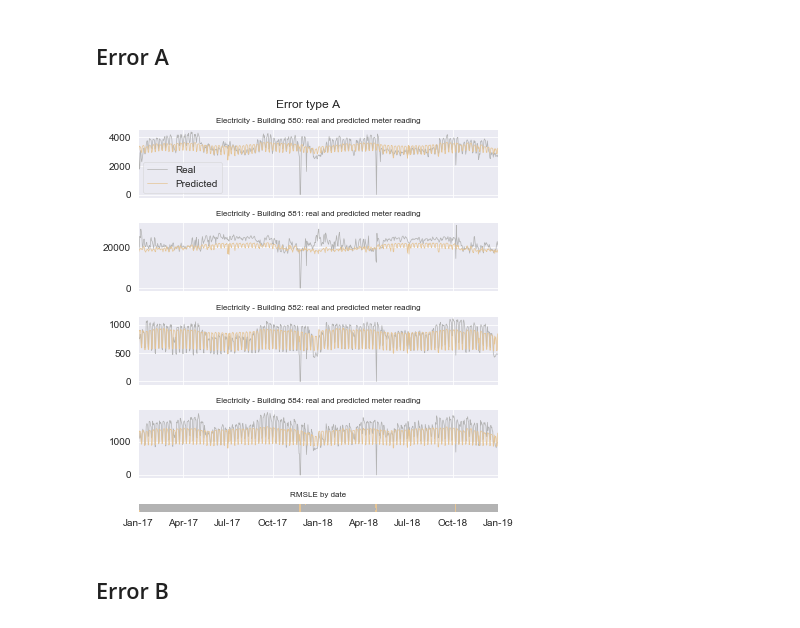
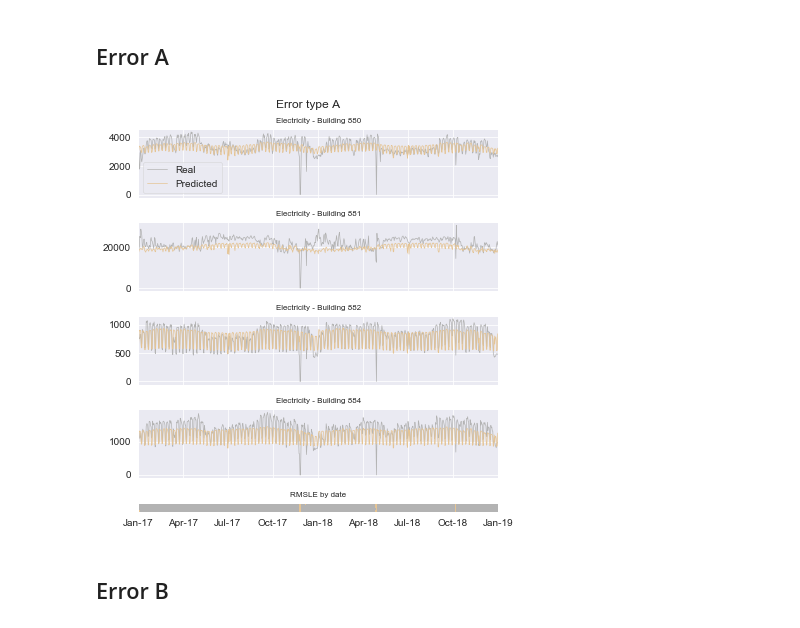
Before and after one commit to buds-lab/ashrae-great-energy-predictor-3-error-analysis, a Jupyter notebook: notebooks/06_plots-examples.ipynb, the cells around one changed output. Cells and saved outputs as stored; diff of their text form; code cells hidden in the pictures.

```diff
--- a/notebooks/06_plots-examples.ipynb
+++ b/notebooks/06_plots-examples.ipynb
@@ -110,35 +110,35 @@ for i,bdg in enumerate(bdgs):
     temp.set_index("timestamp",inplace=True)
     # Resample
     temp = temp.resample('24H').sum().reset_index()
 
     ax = axes[i] #axes[i+1]
     sns.lineplot(data=temp, x="timestamp",y="meter_reading", ax=ax, legend="auto", color=color_normal, linewidth = 0.7)
     sns.lineplot(data=temp, x="timestamp",y="submission", ax=ax, legend="auto", color=color, linewidth = 0.7)
     ax.set_ylabel("")
-    ax.set_title(f"Electricity - Building {bdg}: real and predicted meter reading",fontsize=8)
+    ax.set_title(f"Electricity - Building {bdg}",fontsize=8)
 
     if i == 0:
         ax.legend(labels=['Real','Predicted'], loc="lower left")
 
 # Get the data
 y = np.linspace(0, len(bdgs), len(bdgs)+1)
 x = pd.date_range(start='2017-01-01', end='2019-01-01')
 temp1 = df[df.building_id.isin(bdgs)==True].set_index("building_id")
 # Error heatmap Plot
 ax = axes[-1]
 cmap = ListedColormap([color_normal, color, color, color])
 qmesh = ax.pcolormesh(x, y, temp1, cmap=cmap, rasterized=True)
 ax.xaxis.set_major_formatter(mdates.DateFormatter('%b-%y'))
 ax.set_title(f"RMSLE by date",fontsize=8)
 ax.set_yticklabels([])
 
 # Figure parameters
 plt.tight_layout()
 fig.suptitle(f"Error type {error_name}", y = 1.015, x = 0.5, fontsize=12)
 fig.savefig(path_fig + f"error{error_name}_example.pdf", dpi=150, bbox_inches="tight")
 fig.savefig(path_fig + f"error{error_name}_example.png", dpi=150, bbox_inches="tight")
 # %% [output]
-[figure, old version]
+[figure, new version]
 # %% [markdown]
 ## Error B
 # %%
```
Also changed, not shown: parts of 2 cells of this notebook, 8 other files.
